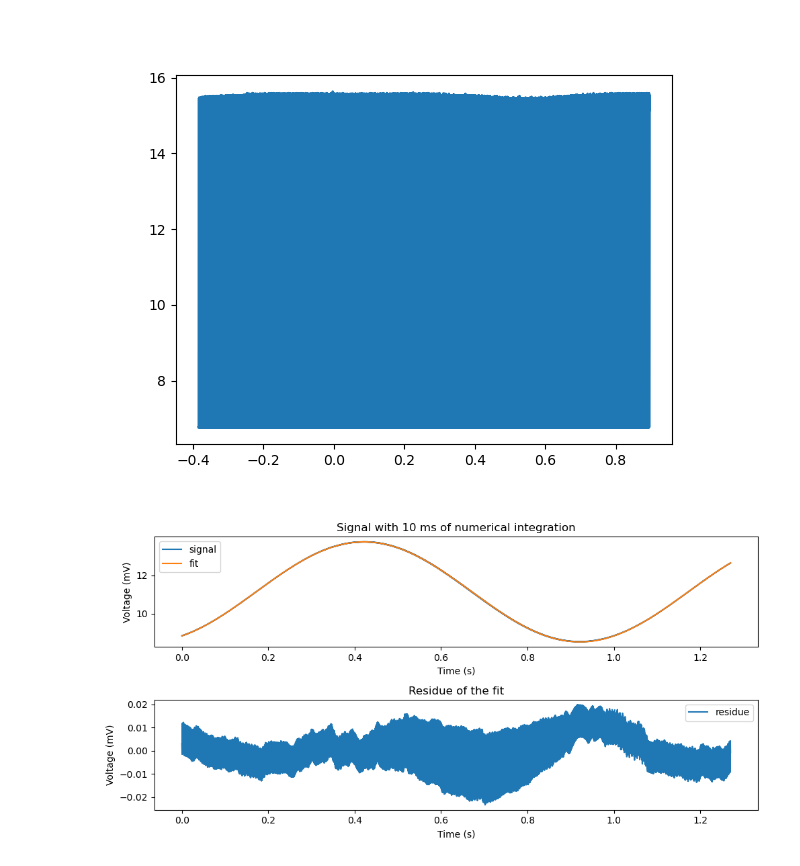
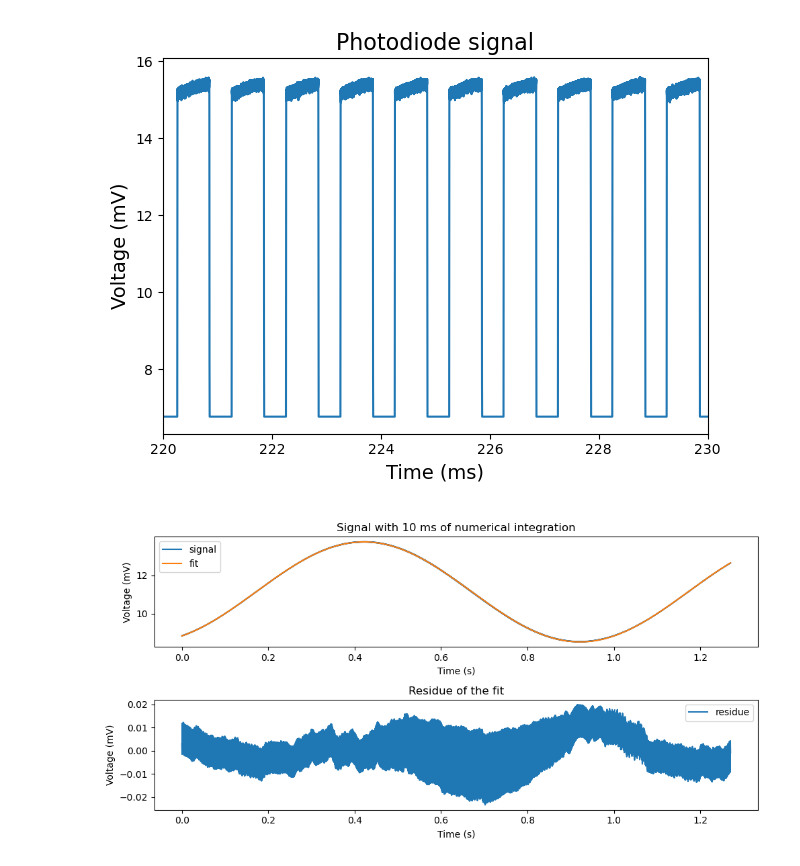
Before and after one commit to orlandomarcelo/DREAM_repo, a Jupyter notebook: Notebooks/Oscillo.ipynb, the cells around one changed output. Cells and saved outputs as stored; diff of their text form; code cells hidden in the pictures.

```diff
--- a/Notebooks/Oscillo.ipynb
+++ b/Notebooks/Oscillo.ipynb
@@ -20,12 +20,17 @@ data = pd.read_csv("C:/Users/Orlando/ownCloud - ORLANDO Marcelo@mycore.cnrs.fr/D
 # %%
 time = np.asarray(data.iloc[:,0])
 signal = np.asarray(data.iloc[:,1])
 
-plt.figure()
-plt.plot(np.asarray(data.iloc[:,0]),np.asarray(data.iloc[:,1]))
-plt.show()
+fig, ax = plt.subplots()
+ax.plot((np.asarray(data.iloc[:,0]) - data.iloc[:,0][0])*1000,np.asarray(data.iloc[:,1]))
+ax.set_xlabel('Time (ms)', fontsize = 14)
+ax.set_ylabel('Voltage (mV)', fontsize = 14)
+ax.set_title('Photodiode signal', fontsize = 16)
+ax.set_xlim([220,230])
+
+fig.tight_layout()
 # %% [output]
-[figure, old version]
+[figure, new version]
 # %%
 importlib.reload(tools)
 
```
Also changed, not shown: parts of 2 cells of this notebook, 5 other files.
